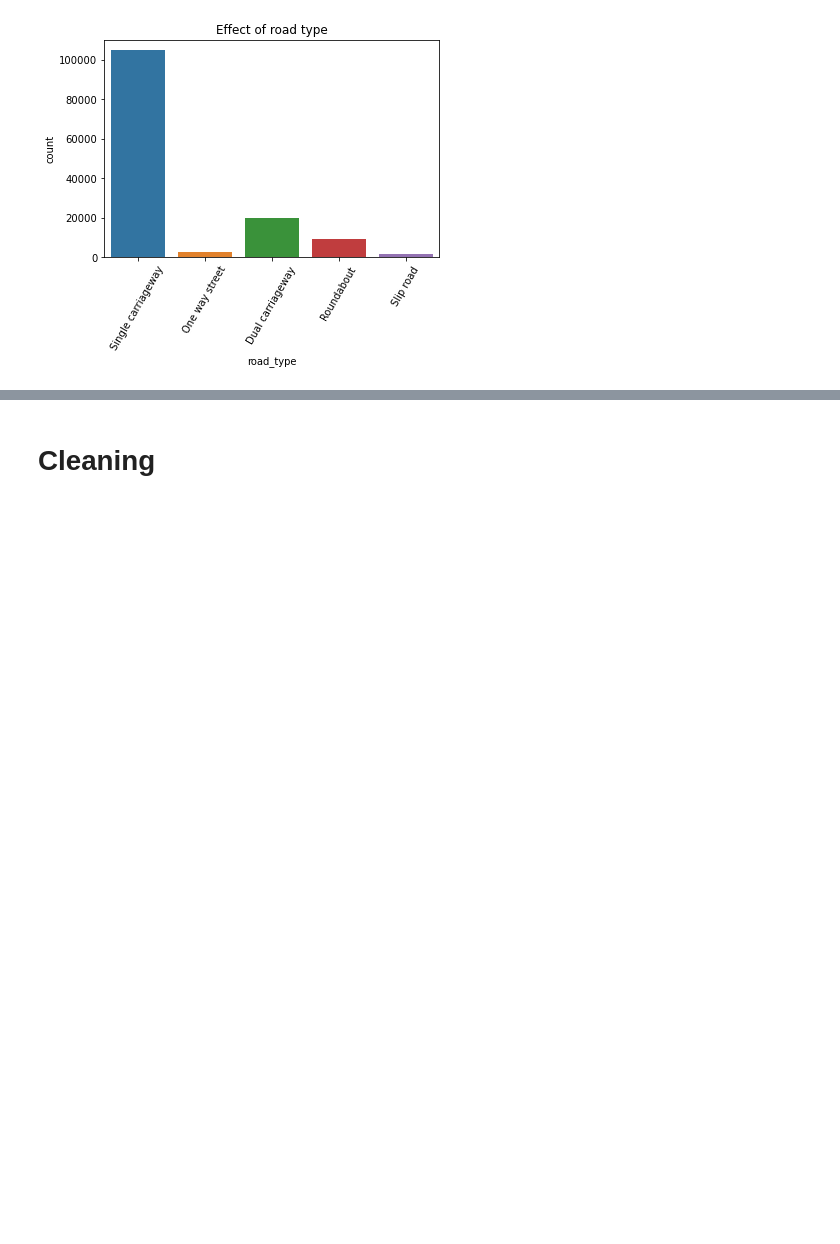
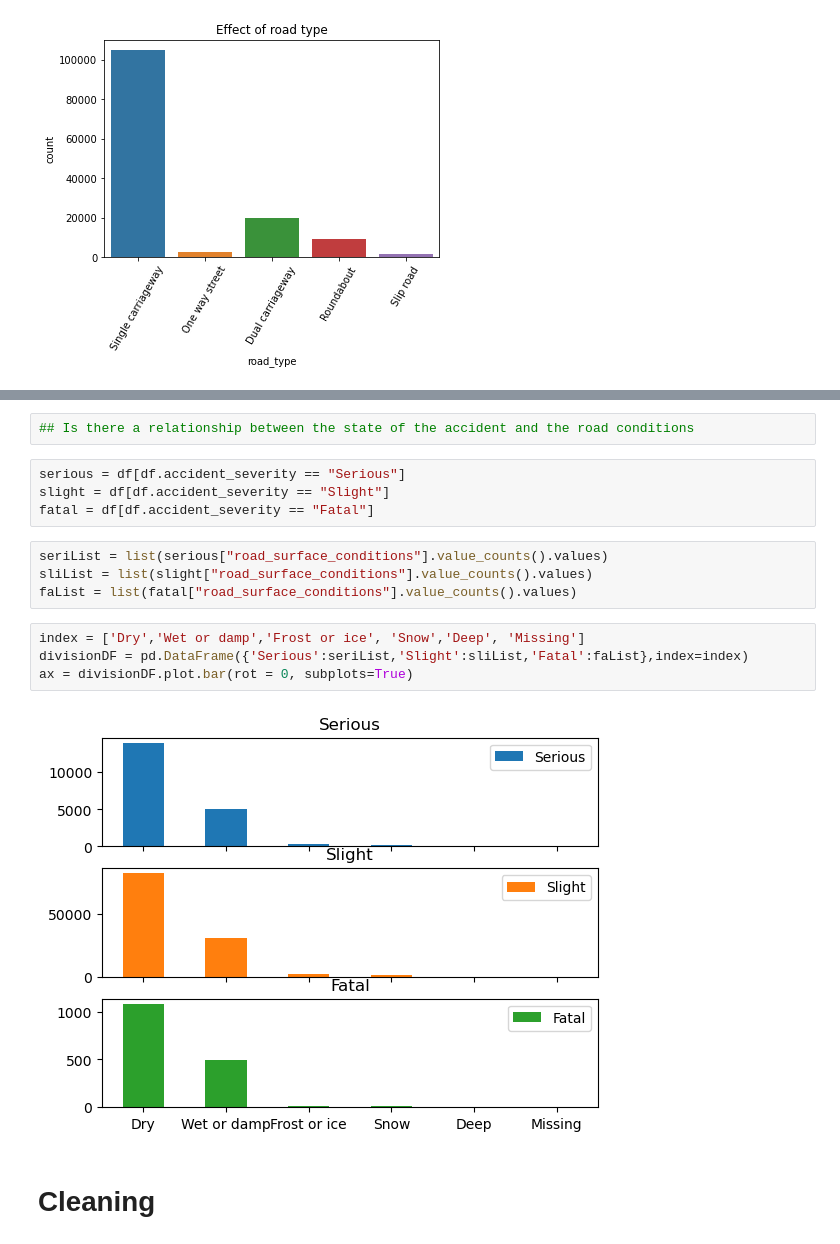
Before and after one commit to allaaamr/DataEngineering, a Jupyter notebook: main.ipynb, the cells around one changed output, grey strips where cells are left out. Saved outputs shown, nothing was run; the diff lists cells and outputs as text; blank space fills up the shorter version.

```diff
--- a/main.ipynb
+++ b/main.ipynb
@@ -55,3 +62,19 @@ plt.show()
+# %%
+## Is there a relationship between the state of the accident and the road conditions
+# %%
+serious = df[df.accident_severity == "Serious"]
+slight = df[df.accident_severity == "Slight"]
+fatal = df[df.accident_severity == "Fatal"]
+# %%
+seriList = list(serious["road_surface_conditions"].value_counts().values)
+sliList = list(slight["road_surface_conditions"].value_counts().values)
+faList = list(fatal["road_surface_conditions"].value_counts().values)
+# %%
+index = ['Dry','Wet or damp','Frost or ice', 'Snow','Deep', 'Missing']
+divisionDF = pd.DataFrame({'Serious':seriList,'Slight':sliList,'Fatal':faList},index=index)
+ax = divisionDF.plot.bar(rot = 0, subplots=True)
+# %% [output]
+[figure, added]
 # %% [markdown]
 # Cleaning
 # %%
```
Also changed, not shown: parts of 1 cell of this notebook.
